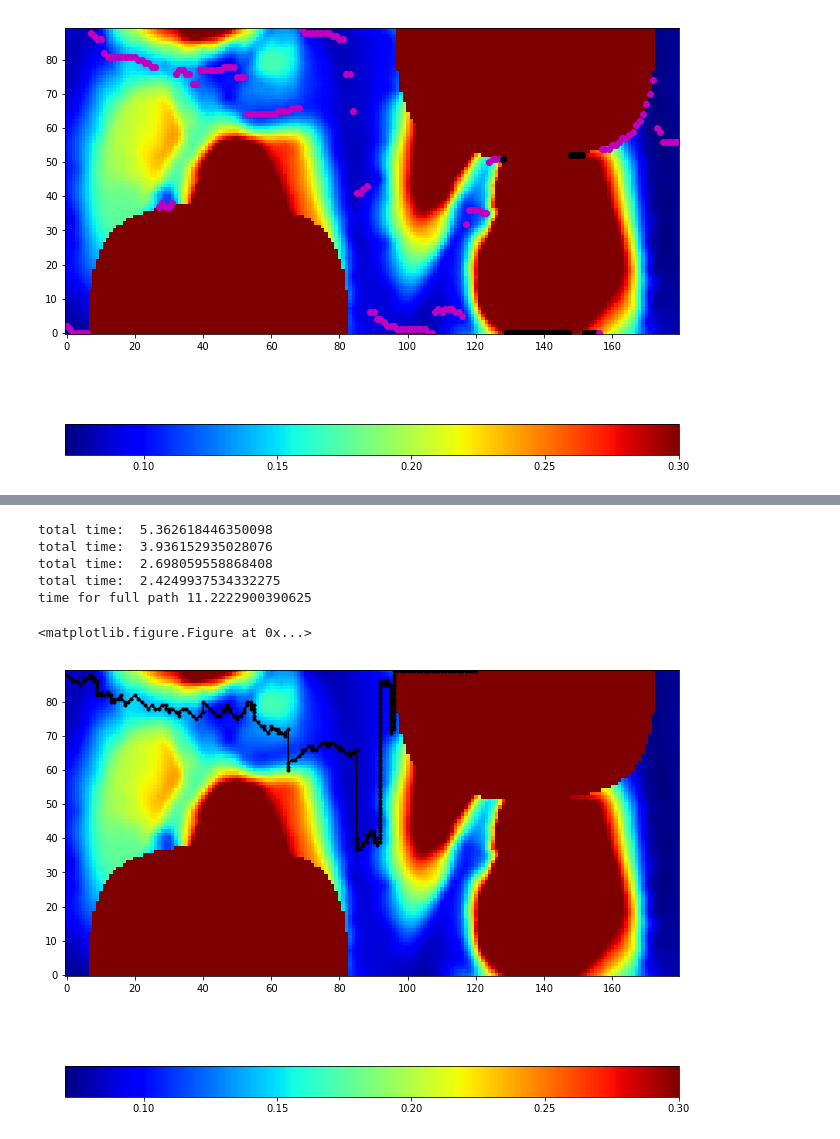
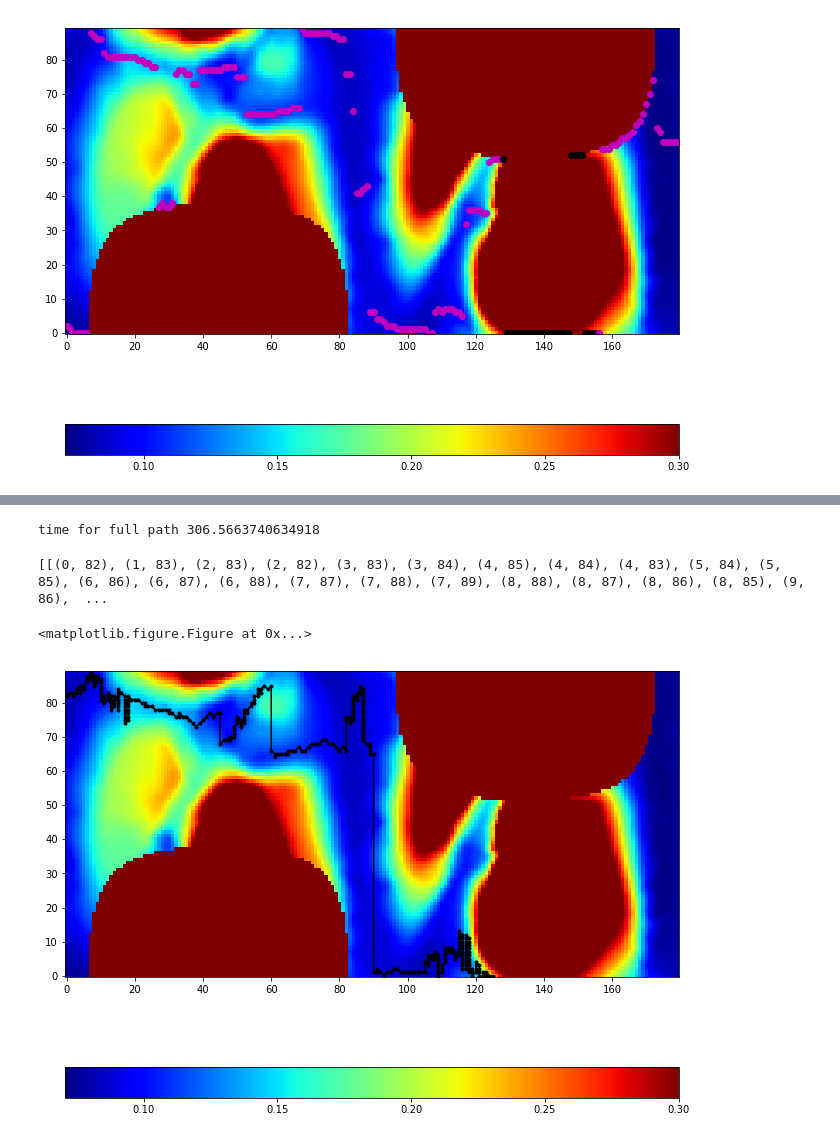
Before and after one commit to jandrejk/AstarOptimization, a Jupyter notebook: AOC Python 3.ipynb, the cells around one changed output, grey strips where cells are left out. Saved outputs shown, nothing was run; the diff lists cells and outputs as text; code cells hidden in the pictures.

```diff
--- a/AOC Python 3.ipynb
+++ b/AOC Python 3.ipynb
@@ -49,0 +128,4 @@ plt.show()
+# %%
+print (nest_food_combinations)
+nest_food_combinations.append((end,np.argmin(gt_map[:,end])))
+print (nest_food_combinations)
@@ -49,0 +135,16 @@ plt.show()
+# %%
+run = True
+while run :
+    for i,point in enumerate(nest_food_combinations[:-1]) :
+        next_point = nest_food_combinations[i+1]
+        if abs(point[1]-next_point[1]) > 60 :
+            new_x = point[0] + int((next_point[0] - point[0]) / 2)
+            new_y = np.argmin(gt_map[:,new_x])
+            print((new_x,new_y))
+            nest_food_combinations[i] = (new_x,new_y)
+            #nest_food_combinations[i+1] = (new_x,new_y)
+            print(point,next_point)
+            print('too large gradient')
+            run = True
+        else :
+            run = False
@@ -117,10 +251,11 @@ def AOC_path (nest, food, DecTable, no_of_colonies = 30) :
     """
     This function return the best (maximum proability) ant path connecting the nest with food.
     """
-    go = time.time()
+    #go = time.time()
     no_of_critical_ants = 0
     cost_goal_generation = 0.3
     for generation in range(no_of_colonies) :
+
 
         if no_of_critical_ants < 30 :
             cost_goal_generation -= 0.001
@@ -132,8 +267,17 @@ def AOC_path (nest, food, DecTable, no_of_colonies = 30) :
         ant_colony = []
         no_of_critical_ants = 0
 
+        #pool = Pool(processes=10)
+        #ant_colony = [pool.apply_async(ant_walk,args=(ANT.ant(birth_coordinates=nest),food)) for m in range(30)]
+
+        #break
+
         for m in range(30) :
+        #with Pool(16) as p :
             ant = ANT.Ant(birth_coordinates=nest)
+            #ant_colony = p.starmap(ant_walk,)
+            #ant = p(ANT.Ant(),nest)
+
             ant_colony.append(ant)
 
             while (ant.location != food) :
@@ -235,7 +379,7 @@ def AOC_path (nest, food, DecTable, no_of_colonies = 30) :
         """
     stop = time.time()
 
-    print ('total time: ', stop-go)
+    #print ('total time: ', stop-go)
     return GetMaxProbaPath(start=nest,goal=food,decisionTable=DecTable)
 # %%
 print (nest_food_combinations)
@@ -250,21 +408,21 @@ from itertools import repeat
 # %%
 go = time.time()
 full_path = []
-with Pool(2) as p :
-    full_path.append((p.starmap(AOC_path,zip(nest_food_combinations[:-1],nest_food_combinations[1:],repeat(DecTable1),repeat(30)))))
+with Pool(20) as p :
+    full_path = p.starmap(AOC_path,zip(nest_food_combinations[:-1],nest_food_combinations[1:],repeat(DecTable1),repeat(60)))
 
 print('time for full path', time.time()-go)
 # %% [output]
-total time:  5.362618446350098
-total time:  3.936152935028076
-total time:  2.698059558868408
-total time:  2.4249937534332275
-time for full path 11.2222900390625
+time for full path 306.5663740634918
+# %%
+print(full_path)
+# %% [output]
+[[(0, 82), (1, 83), (2, 83), (2, 82), (3, 83), (3, 84), (4, 85), (4, 84), (4, 83), (5, 84), (5, 85), (6, 86), (6, 87), (6, 88), (7, 87), (7, 88), (7, 89), (8, 88), (8, 87), (8, 86), (8, 85), (9, 86),  ...
 # %%
 plt.figure(figsize=(11,11))
 pl.FlooadPlot(pic=gt_map,flood_level=0.3)
-pl.PlotTrack(track=np.vstack(full_path[0]))
+pl.PlotTrack(track=np.vstack(full_path))
 plt.show()
 # %% [output]
 <matplotlib.figure.Figure at 0x...>
-[figure, old version]
+[figure, new version]
```
Also changed, not shown: parts of 24 cells of this notebook.
